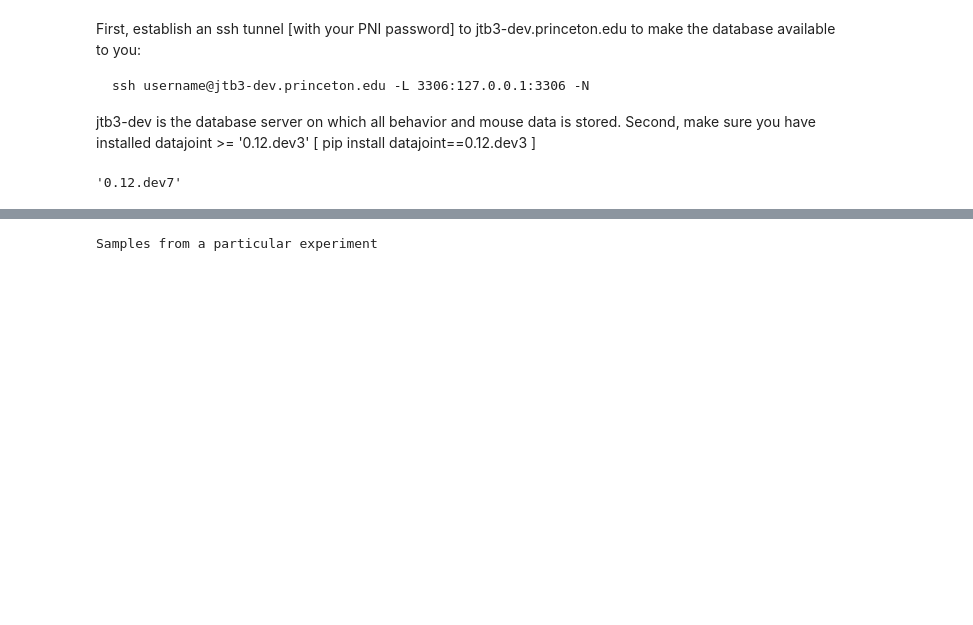
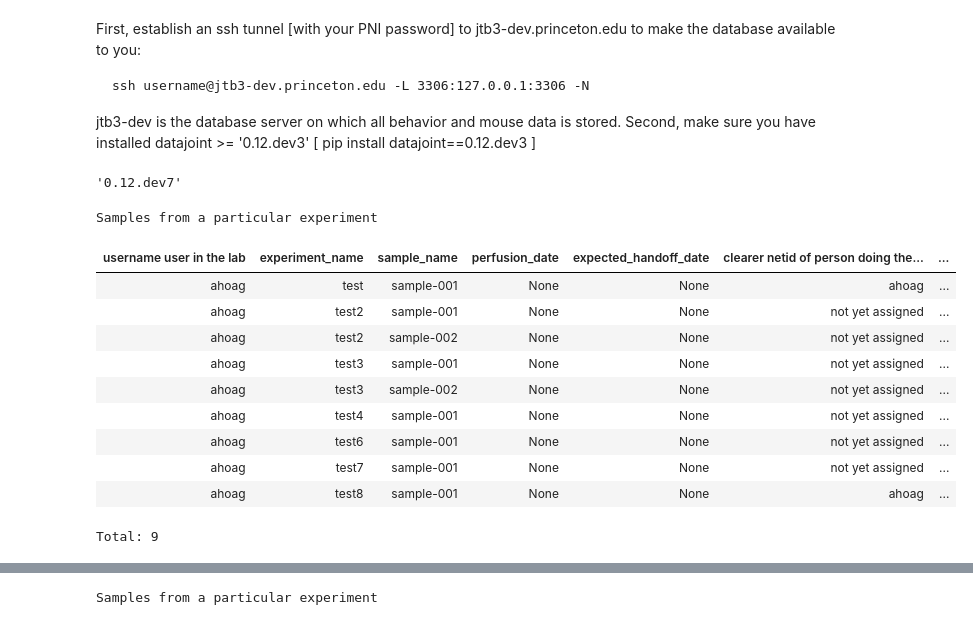
Before and after one commit to BrainCOGS/lightserv, a Jupyter notebook: notebooks/datajoint_sandbox.ipynb, the cells around one changed output, grey strips where cells are left out. Drawn from its saved outputs; the diff is of its cells as text; code cells hidden in the pictures; blank space fills up the shorter version.

```diff
--- a/notebooks/datajoint_sandbox.ipynb
+++ b/notebooks/datajoint_sandbox.ipynb
@@ -28,4 +28,19 @@ dj.__version__
 '0.12.dev7'
 # %%
 schema = dj.create_virtual_module("ahoag_lightsheet_demo","ahoag_lightsheet_demo")
+# %%
+schema.Sample()
+# %% [output]
+Samples from a particular experiment
+| username user in the lab | experiment_name | sample_name | perfusion_date | expected_handoff_date | clearer netid of person doing the... | ... |
+| ahoag | test | sample-001 | None | None | ahoag | ... |
+| ahoag | test2 | sample-001 | None | None | not yet assigned | ... |
+| ahoag | test2 | sample-002 | None | None | not yet assigned | ... |
+| ahoag | test3 | sample-001 | None | None | not yet assigned | ... |
+| ahoag | test3 | sample-002 | None | None | not yet assigned | ... |
+| ahoag | test4 | sample-001 | None | None | not yet assigned | ... |
+| ahoag | test6 | sample-001 | None | None | not yet assigned | ... |
+| ahoag | test7 | sample-001 | None | None | not yet assigned | ... |
+| ahoag | test8 | sample-001 | None | None | ahoag | ... |
+Total: 9
 # %%
```
Also changed, not shown: parts of 4 cells of this notebook, 4 other files.
